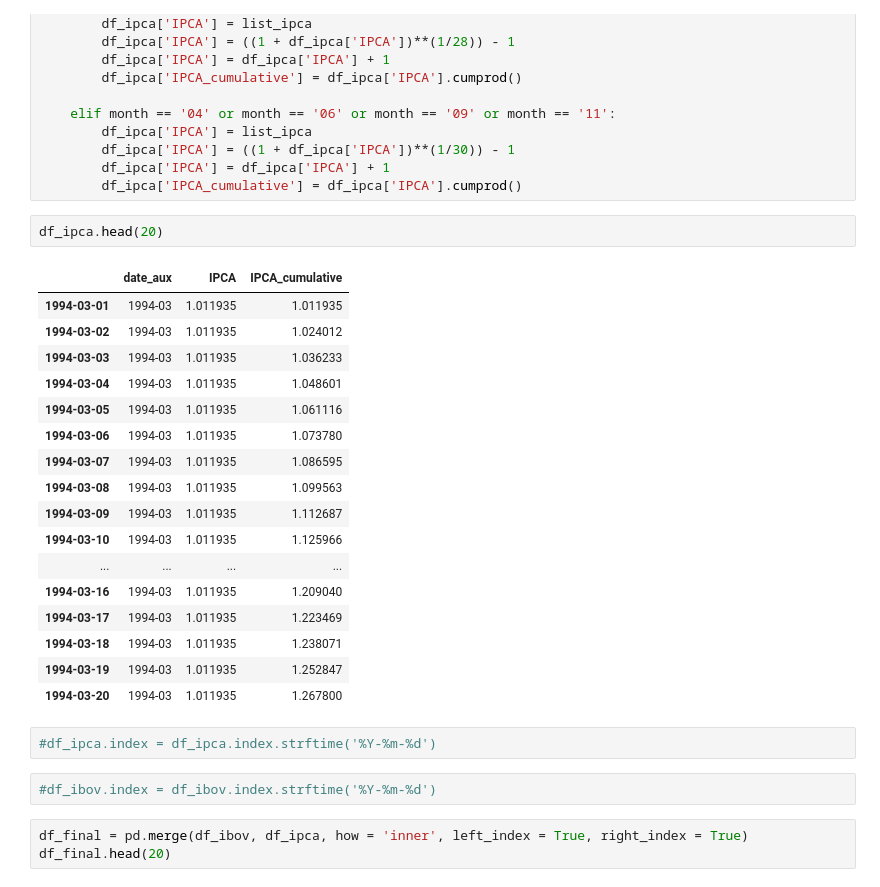
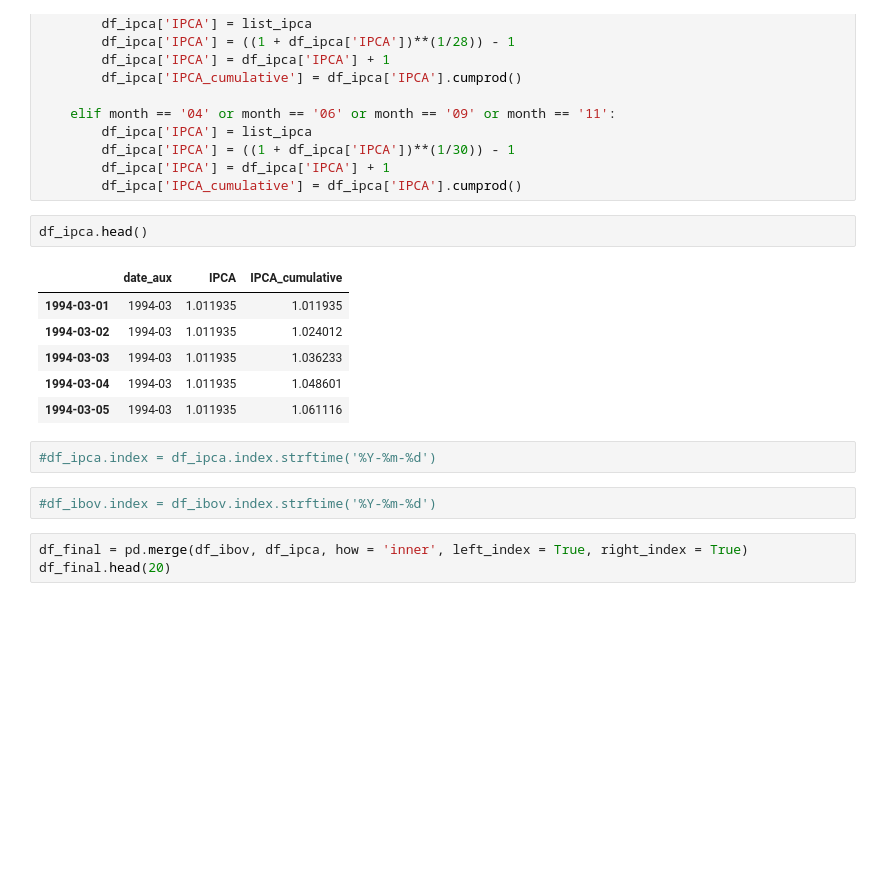
Before and after one commit to FabianoManetti/Total_Real_Return_IBOV, a Jupyter notebook: Total_Real_Return_IBOV.ipynb, the cells around one changed output. Drawn from its saved outputs; the diff is of its cells as text; blank space fills up the shorter version.

```diff
--- a/Total_Real_Return_IBOV.ipynb
+++ b/Total_Real_Return_IBOV.ipynb
@@ -101,29 +101,18 @@ for i in df_ipca['date_aux']:
         df_ipca['IPCA'] = df_ipca['IPCA'] + 1
         df_ipca['IPCA_cumulative'] = df_ipca['IPCA'].cumprod()
 # %%
-df_ipca.head(20)
+df_ipca.head()
 # %% [output]
 |  | date_aux | IPCA | IPCA_cumulative |
 | 1994-03-01 | 1994-03 | 1.011935 | 1.011935 |
 | 1994-03-02 | 1994-03 | 1.011935 | 1.024012 |
 | 1994-03-03 | 1994-03 | 1.011935 | 1.036233 |
 | 1994-03-04 | 1994-03 | 1.011935 | 1.048601 |
 | 1994-03-05 | 1994-03 | 1.011935 | 1.061116 |
-| 1994-03-06 | 1994-03 | 1.011935 | 1.073780 |
-| 1994-03-07 | 1994-03 | 1.011935 | 1.086595 |
-| 1994-03-08 | 1994-03 | 1.011935 | 1.099563 |
-| 1994-03-09 | 1994-03 | 1.011935 | 1.112687 |
-| 1994-03-10 | 1994-03 | 1.011935 | 1.125966 |
-| ... | ... | ... | ... |
-| 1994-03-16 | 1994-03 | 1.011935 | 1.209040 |
-| 1994-03-17 | 1994-03 | 1.011935 | 1.223469 |
-| 1994-03-18 | 1994-03 | 1.011935 | 1.238071 |
-| 1994-03-19 | 1994-03 | 1.011935 | 1.252847 |
-| 1994-03-20 | 1994-03 | 1.011935 | 1.267800 |
-# %%
-#df_ipca.index = df_ipca.index.strftime('%Y-%m-%d')
-# %%
-#df_ibov.index = df_ibov.index.strftime('%Y-%m-%d')
+# %%
+#df_ipca.index = df_ipca.index.strftime('%Y-%m-%d')
+# %%
+#df_ibov.index = df_ibov.index.strftime('%Y-%m-%d')
 # %%
 df_final = pd.merge(df_ibov, df_ipca, how = 'inner', left_index = True, right_index = True)
 df_final.head(20)
```
Also changed, not shown: parts of 2 cells of this notebook.
